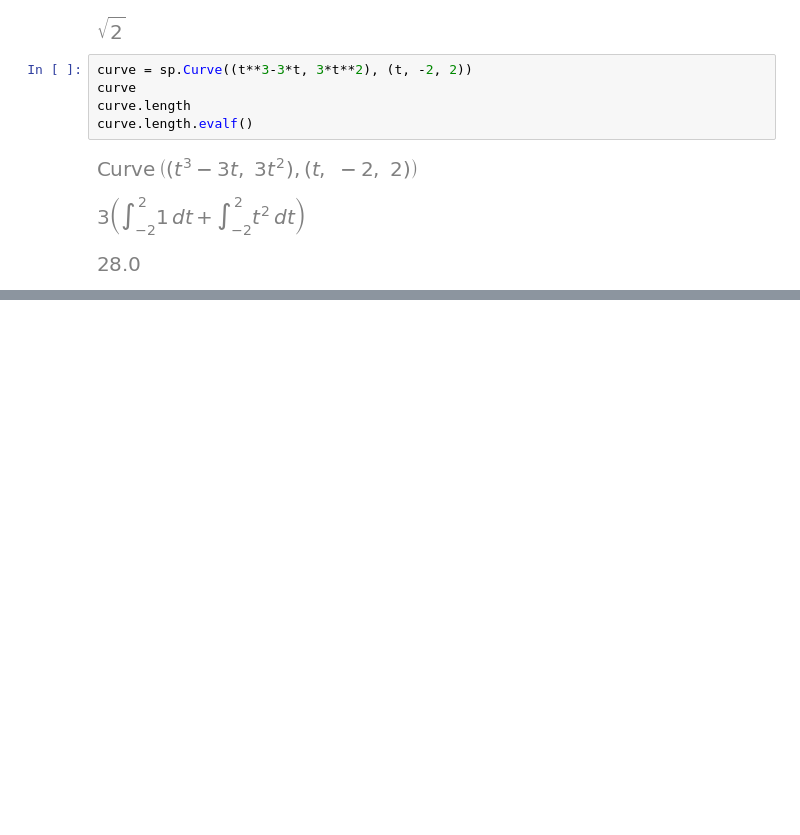
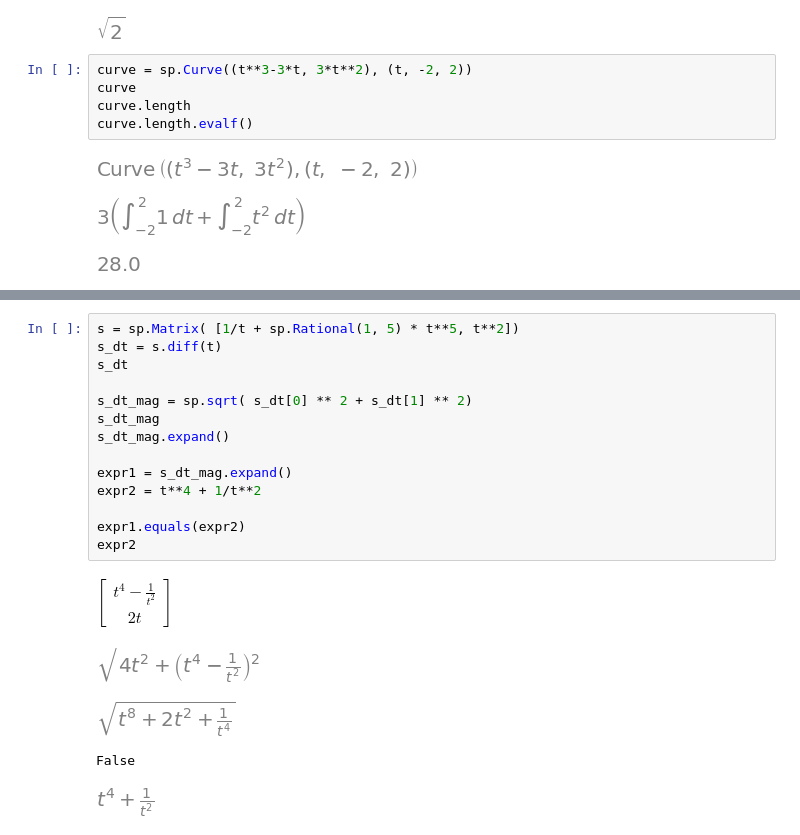
Before and after one commit to jet-c-21/MyMathLab, a Jupyter notebook: MultivarCal/14. Line Integral.ipynb, the cells around one changed output, grey strips where cells are left out. Cells and saved outputs as stored; diff of their text form; blank space fills up the shorter version.

```diff
--- a/MultivarCal/14. Line Integral.ipynb
+++ b/MultivarCal/14. Line Integral.ipynb
@@ -122,0 +149,20 @@ curve.length.evalf()
+# %%
+s = sp.Matrix( [1/t + sp.Rational(1, 5) * t**5, t**2])
+s_dt = s.diff(t)
+s_dt
+
+s_dt_mag = sp.sqrt( s_dt[0] ** 2 + s_dt[1] ** 2)
+s_dt_mag
+s_dt_mag.expand()
+
+expr1 = s_dt_mag.expand()
+expr2 = t**4 + 1/t**2
+
+expr1.equals(expr2)
+expr2
+# %% [output]
+$\displaystyle \left[\begin{matrix}t^{4} - \frac{1}{t^{2}}\\2 t\end{matrix}\right]$
+[figure, added]
+[figure, added]
+False
+[figure, added]
```
Also changed, not shown: parts of 12 cells of this notebook, 1 other file.
